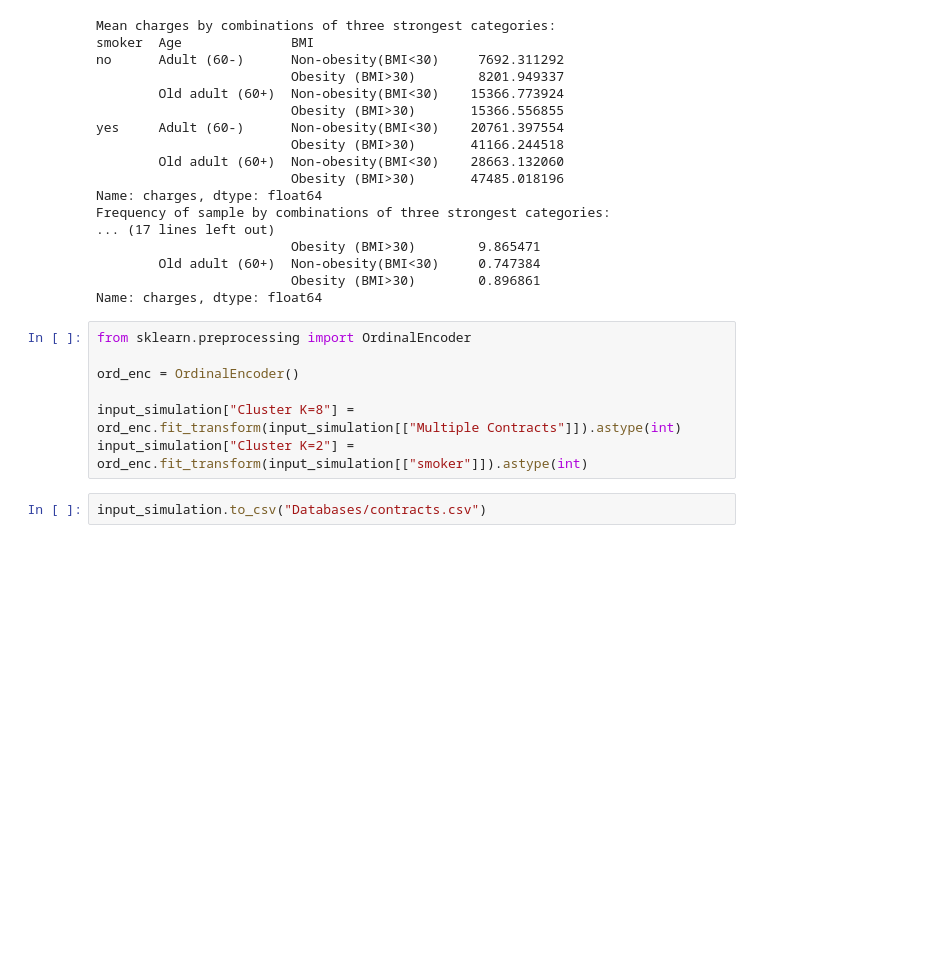
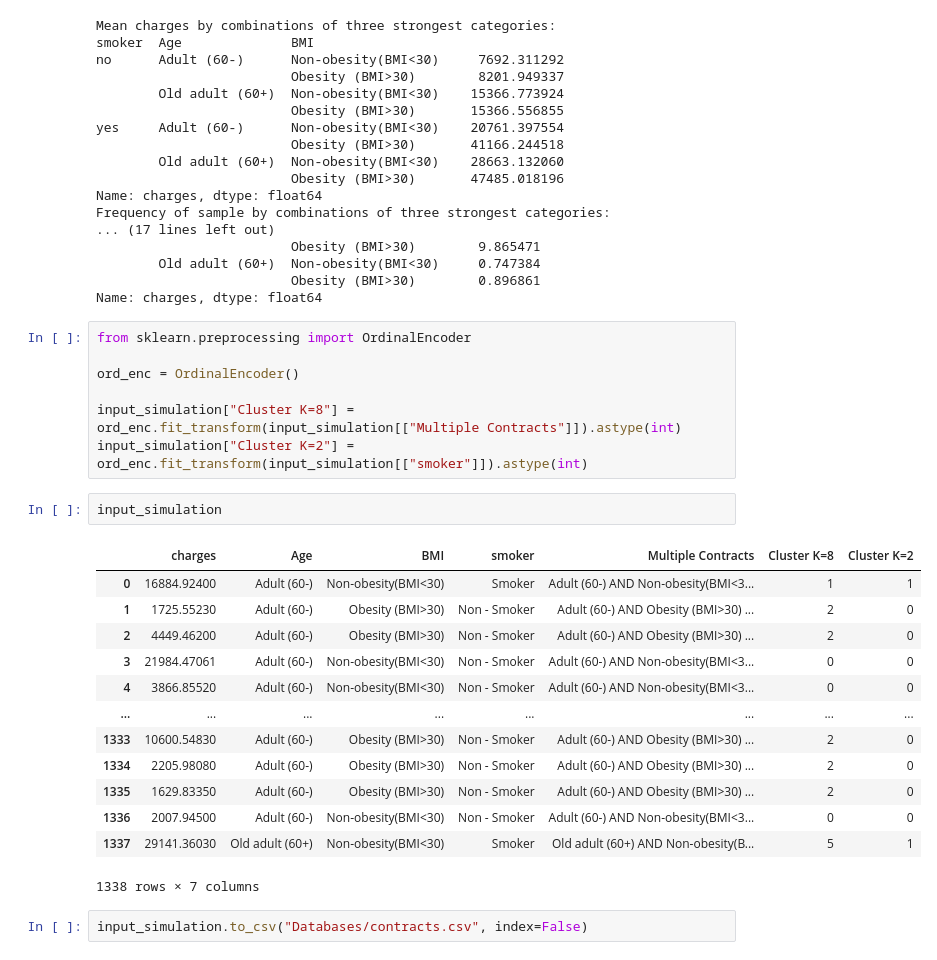
Before and after one commit to renatoquiliche/Insurance-Mathematics-Economics-ADR, a Jupyter notebook: Python Code/Clustering-meanttests-clustering_test.ipynb, the cells around one changed output. Drawn from its saved outputs; the diff is of its cells as text; blank space fills up the shorter version.

Commit message:
Correction index

```diff
--- a/Python Code/Clustering-meanttests-clustering_test.ipynb
+++ b/Python Code/Clustering-meanttests-clustering_test.ipynb
@@ -518,5 +507,21 @@ ord_enc = OrdinalEncoder()
 
 input_simulation["Cluster K=8"] = ord_enc.fit_transform(input_simulation[["Multiple Contracts"]]).astype(int)
 input_simulation["Cluster K=2"] = ord_enc.fit_transform(input_simulation[["smoker"]]).astype(int)
+# %%
+input_simulation
+# %% [output]
+|  | charges | Age | BMI | smoker | Multiple Contracts | Cluster K=8 | Cluster K=2 |
+| 0 | 16884.92400 | Adult (60-) | Non-obesity(BMI<30) | Smoker | Adult (60-) AND Non-obesity(BMI<3... | 1 | 1 |
+| 1 | 1725.55230 | Adult (60-) | Obesity (BMI>30) | Non - Smoker | Adult (60-) AND Obesity (BMI>30) ... | 2 | 0 |
+| 2 | 4449.46200 | Adult (60-) | Obesity (BMI>30) | Non - Smoker | Adult (60-) AND Obesity (BMI>30) ... | 2 | 0 |
+| 3 | 21984.47061 | Adult (60-) | Non-obesity(BMI<30) | Non - Smoker | Adult (60-) AND Non-obesity(BMI<3... | 0 | 0 |
+| 4 | 3866.85520 | Adult (60-) | Non-obesity(BMI<30) | Non - Smoker | Adult (60-) AND Non-obesity(BMI<3... | 0 | 0 |
+| ... | ... | ... | ... | ... | ... | ... | ... |
+| 1333 | 10600.54830 | Adult (60-) | Obesity (BMI>30) | Non - Smoker | Adult (60-) AND Obesity (BMI>30) ... | 2 | 0 |
+| 1334 | 2205.98080 | Adult (60-) | Obesity (BMI>30) | Non - Smoker | Adult (60-) AND Obesity (BMI>30) ... | 2 | 0 |
+| 1335 | 1629.83350 | Adult (60-) | Obesity (BMI>30) | Non - Smoker | Adult (60-) AND Obesity (BMI>30) ... | 2 | 0 |
+| 1336 | 2007.94500 | Adult (60-) | Non-obesity(BMI<30) | Non - Smoker | Adult (60-) AND Non-obesity(BMI<3... | 0 | 0 |
+| 1337 | 29141.36030 | Old adult (60+) | Non-obesity(BMI<30) | Smoker | Old adult (60+) AND Non-obesity(B... | 5 | 1 |
+1338 rows × 7 columns
 # %%
-input_simulation.to_csv("Databases/contracts.csv")
+input_simulation.to_csv("Databases/contracts.csv", index=False)
```
Also changed, not shown: parts of 7 cells of this notebook, 3 other files.
